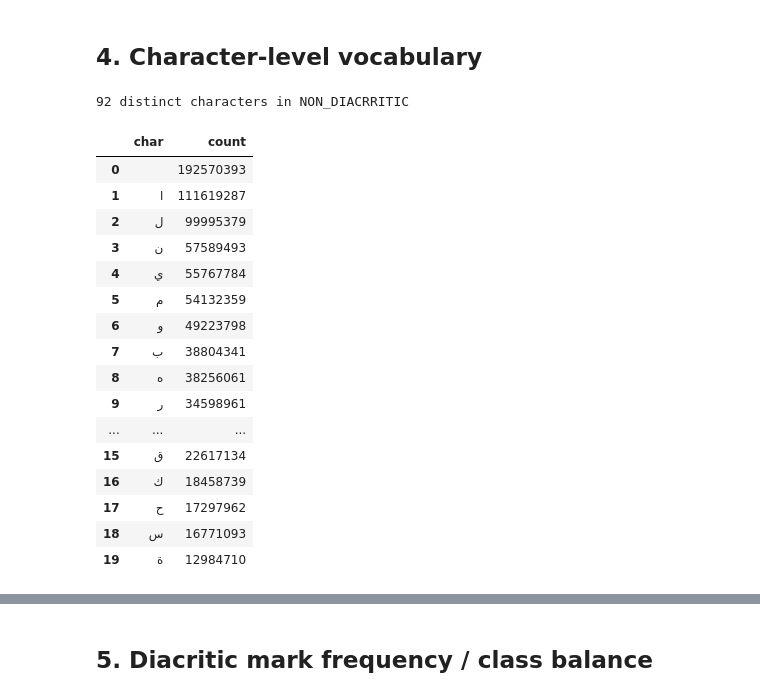
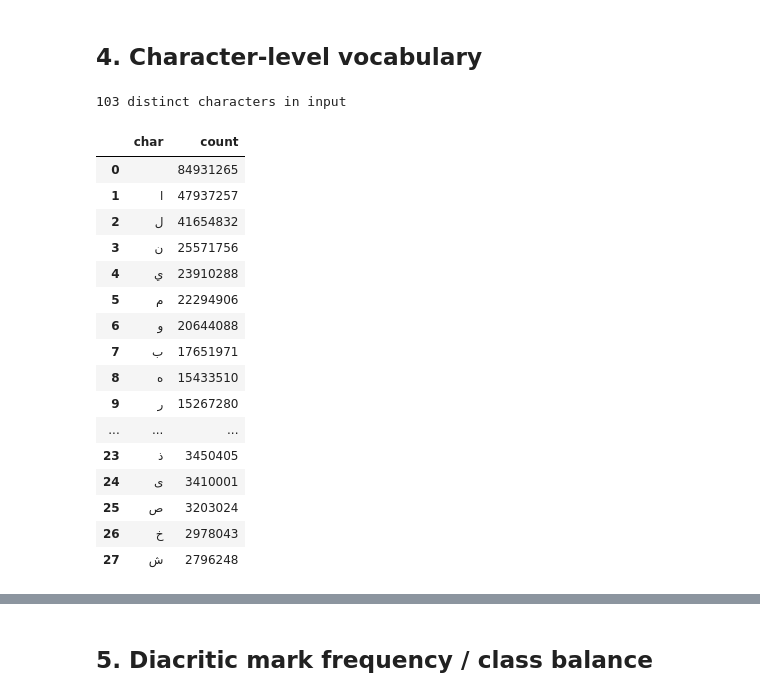
Before and after one commit to Mushakkil/Mushakkil, a Jupyter notebook: EDA/shamela_eda.ipynb, the cells around one changed output, grey strips where cells are left out. Drawn from its saved outputs; the diff is of its cells as text; code cells hidden in the pictures.

```diff
--- a/EDA/shamela_eda.ipynb
+++ b/EDA/shamela_eda.ipynb
@@ -68,8 +68,8 @@ detection, outlier flags, and the cleanup-step checks (HTML tags, tatweel,
 tanwin order, NFC, dash runs, digits).
 # %%
 n_rows = 0
-n_null = {"FILENAME": 0, "DIACRRITIC": 0, "NON_DIACRRITIC": 0}
-n_empty = {"FILENAME": 0, "DIACRRITIC": 0, "NON_DIACRRITIC": 0}
+n_null = {"filename": 0, "output": 0, "input": 0}
+n_empty = {"filename": 0, "output": 0, "input": 0}
 
 n_match = 0
 n_mismatch = 0
@@ -116,11 +116,11 @@ for path in BOOK_PATHS:
             n_null[col] += chunk[col].isna().sum()
             n_empty[col] += (chunk[col].fillna("").str.strip() == "").sum()
 
-        char_lens.append(chunk["DIACRRITIC"].str.len().to_numpy())
-        word_lens.append(chunk["DIACRRITIC"].str.split().str.len().to_numpy())
+        char_lens.append(chunk["output"].str.len().to_numpy())
+        word_lens.append(chunk["output"].str.split().str.len().to_numpy())
 
-        stripped_col = chunk["DIACRRITIC"].map(araby.strip_tashkeel)
-        match = stripped_col == chunk["NON_DIACRRITIC"]
+        stripped_col = chunk["output"].map(araby.strip_tashkeel)
+        match = stripped_col == chunk["input"]
         n_match += match.sum()
         n_mismatch += (~match).sum()
         if len(mismatches) < MISMATCH_SAMPLE_SIZE:
@@ -129,15 +129,15 @@ for path in BOOK_PATHS:
                 mismatches.append(
                     {
                         "book": path.stem,
-                        "DIACRRITIC": row["DIACRRITIC"][:120],
-                        "NON_DIACRRITIC": row["NON_DIACRRITIC"][:120],
-                        "stripped": araby.strip_tashkeel(row["DIACRRITIC"])[:120],
+                        "output": row["output"][:120],
+                        "input": row["input"][:120],
+                        "stripped": row["output"][:120],
                     }
                 )
 
-        char_freq.update("".join(chunk["NON_DIACRRITIC"]))
+        char_freq.update("".join(chunk["input"]))
 
-        for text in chunk["DIACRRITIC"]:
+        for text in chunk["output"]:
             diacritic_freq.update(ch for ch in text if ch in TASHKEEL)
 
             h = hashlib.md5(text.encode("utf-8")).hexdigest()
@@ -244,33 +244,33 @@ plt.show()
 # %% [markdown]
 ## 4. Character-level vocabulary
 # %%
-print(f"{len(char_freq):,} distinct characters in NON_DIACRRITIC")
+print(f"{len(char_freq):,} distinct characters in input")
 
 char_freq_df = (
     pd.DataFrame(char_freq.items(), columns=["char", "count"])
     .sort_values("count", ascending=False)
     .reset_index(drop=True)
 )
-display(char_freq_df.head(20))
+display(char_freq_df.sort_values(by="count", ascending=False).head(28))
 # %% [output]
-92 distinct characters in NON_DIACRRITIC
+103 distinct characters in input
 |  | char | count |
-| 0 |  | 192570393 |
-| 1 | ا | 111619287 |
-| 2 | ل | 99995379 |
-| 3 | ن | 57589493 |
-| 4 | ي | 55767784 |
-| 5 | م | 54132359 |
-| 6 | و | 49223798 |
-| 7 | ب | 38804341 |
-| 8 | ه | 38256061 |
-| 9 | ر | 34598961 |
+| 0 |  | 84931265 |
+| 1 | ا | 47937257 |
+| 2 | ل | 41654832 |
+| 3 | ن | 25571756 |
+| 4 | ي | 23910288 |
+| 5 | م | 22294906 |
+| 6 | و | 20644088 |
+| 7 | ب | 17651971 |
+| 8 | ه | 15433510 |
+| 9 | ر | 15267280 |
 | ... | ... | ... |
-| 15 | ق | 22617134 |
-| 16 | ك | 18458739 |
-| 17 | ح | 17297962 |
-| 18 | س | 16771093 |
-| 19 | ة | 12984710 |
+| 23 | ذ | 3450405 |
+| 24 | ى | 3410001 |
+| 25 | ص | 3203024 |
+| 26 | خ | 2978043 |
+| 27 | ش | 2796248 |
 # %%
 char_freq_df["is_arabic_range"] = char_freq_df["char"].map(is_arabic_letter)
 non_arabic = char_freq_df[~char_freq_df["is_arabic_range"] & (char_freq_df["char"] != " ")]
```
Also changed, not shown: parts of 15 cells of this notebook, 1 other file.
